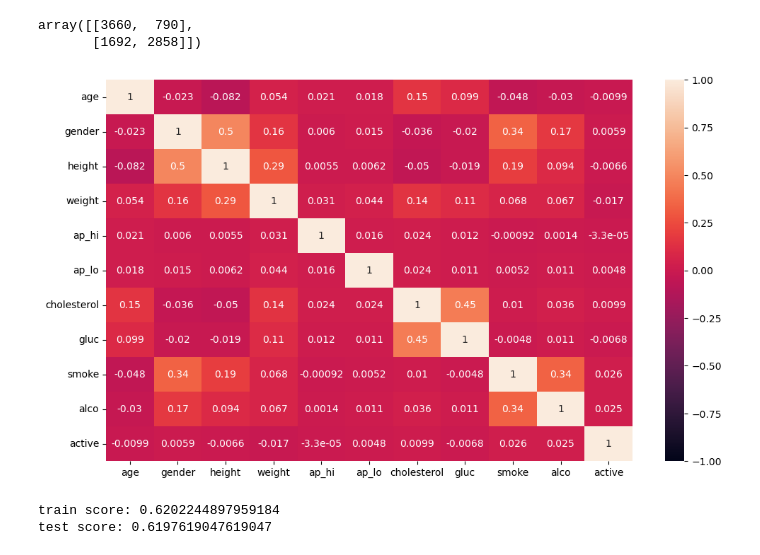
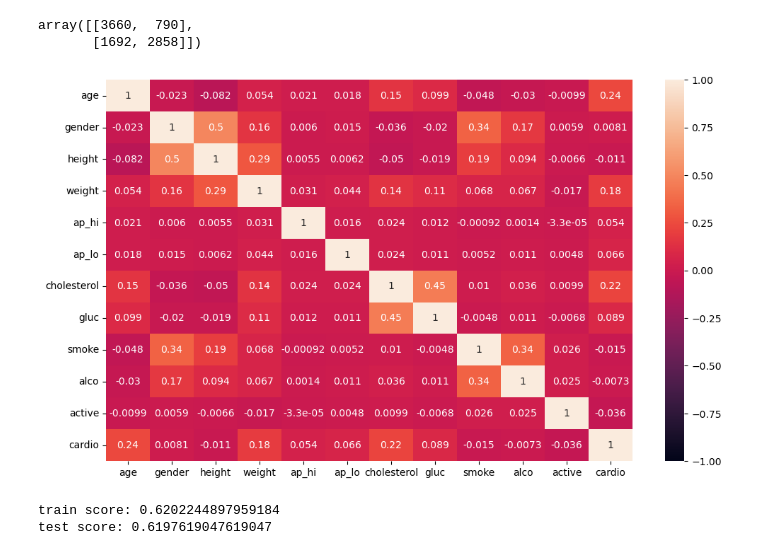
Before and after one commit to mya03/ML-Final-Project, a Jupyter notebook: cardiovascular_disease_prediction.ipynb, the cells around one changed output. Drawn from its saved outputs; the diff is of its cells as text; code cells hidden in the pictures.

```diff
--- a/cardiovascular_disease_prediction.ipynb
+++ b/cardiovascular_disease_prediction.ipynb
@@ -435,10 +423,10 @@ array([[3660,  790],
        [1692, 2858]])
 # %%
 plt.figure(figsize=(12, 7))
-sns.heatmap(df.drop(['id','cardio'],axis=1).corr(), annot = True, vmin = -1, vmax = 1)
+sns.heatmap(df.drop(['id'],axis=1).corr(), annot = True, vmin = -1, vmax = 1)
 plt.show()
 # %% [output]
-[figure, old version]
+[figure, new version]
 # %%
 x = df[["age","gender", "height", "weight", "smoke", "alco", "active"]]
 y = df["cardio"]
```
Also changed, not shown: parts of 4 cells of this notebook, 19 other files.
